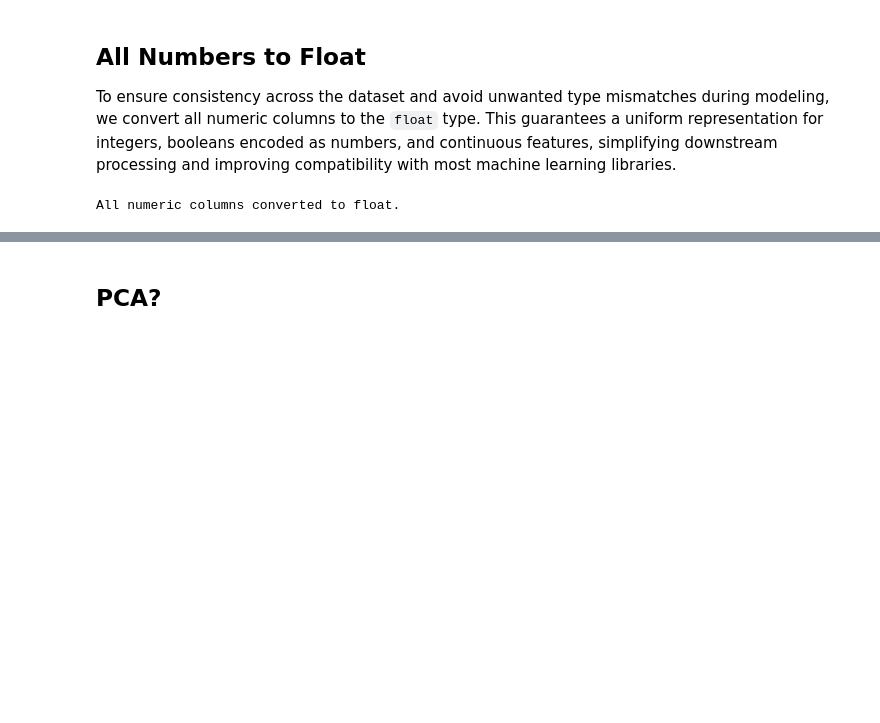
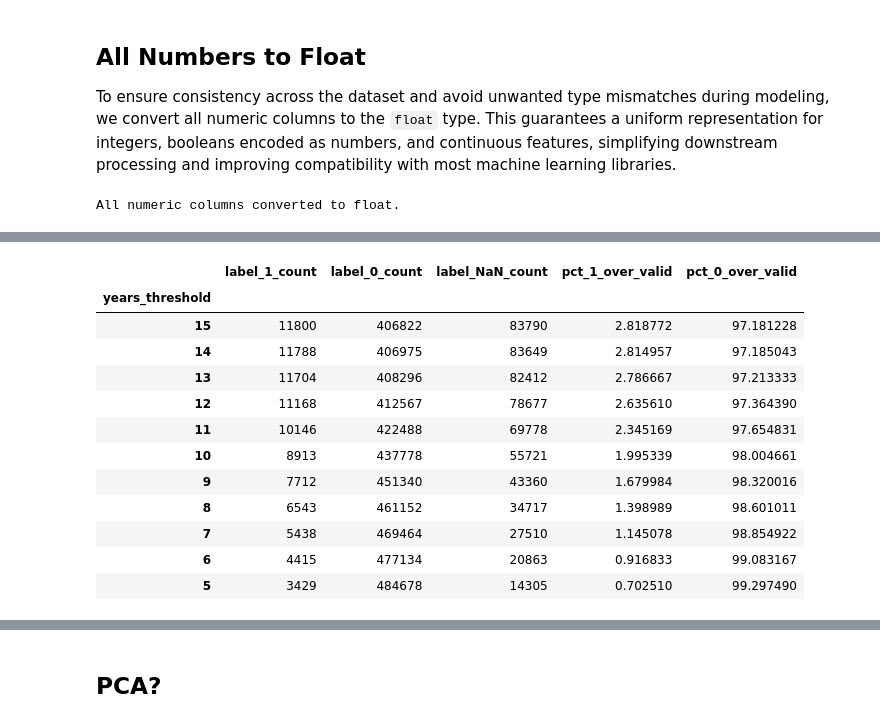
Before and after one commit to Angelido/clinical-data-encoding_vae, a Jupyter notebook: src/UKDataPreparation/cleaningData.ipynb, the cells around one changed output, grey strips where cells are left out. Drawn from its saved outputs; the diff is of its cells as text; code cells hidden in the pictures; blank space fills up the shorter version.

```diff
--- a/src/UKDataPreparation/cleaningData.ipynb
+++ b/src/UKDataPreparation/cleaningData.ipynb
@@ -1407,0 +1617,18 @@ All numeric columns converted to float.
+# %%
+# Compute the three labels
+cvd_15 = create_cause_specific_label(data, "Cardiovascular disease", 15)
+cvd_12 = create_cause_specific_label(data, "Cardiovascular disease", 12)
+cvd_10 = create_cause_specific_label(data, "Cardiovascular disease", 10)
+
+# Concatenate in a single efficient operation
+new_cols = pd.concat([cvd_15.rename("cvd_15"),
+                      cvd_12.rename("cvd_12"),
+                      cvd_10.rename("cvd_10")],
+                     axis=1)
+
+data = pd.concat([data, new_cols], axis=1)
+
+# Optional: defragment memory (recommended by Pandas)
+data = data.copy()
+
+print("CVD labels added without fragmentation warnings.")
@@ -1407,0 +1680,49 @@ All numeric columns converted to float.
+# %%
+# === Explore Cancer-specific labels for thresholds from 15 to 5 years ===
+
+thresholds = list(range(15, 4, -1))  # 15, 14, ..., 5
+summary_cancer = []
+
+for yrs in thresholds:
+    cancer_label = create_cause_specific_label(
+        data=data,
+        cause_name="Cancer",
+        years_threshold=yrs,
+        invert=False,
+        verbose=False,
+    )
+
+    n1 = int((cancer_label == 1.0).sum())
+    n0 = int((cancer_label == 0.0).sum())
+    nNa = int(cancer_label.isna().sum())
+
+    valid_total = n1 + n0  # valori utilizzabili
+
+    pct1 = (n1 / valid_total * 100) if valid_total > 0 else np.nan
+    pct0 = (n0 / valid_total * 100) if valid_total > 0 else np.nan
+
+    summary_cancer.append({
+        "years_threshold": yrs,
+        "label_1_count": n1,
+        "label_0_count": n0,
+        "label_NaN_count": nNa,
+        "pct_1_over_valid": pct1,
+        "pct_0_over_valid": pct0,
+    })
+
+cancer_label_summary = pd.DataFrame(summary_cancer).set_index("years_threshold")
+display(cancer_label_summary)
+# %% [output]
+|  | label_1_count | label_0_count | label_NaN_count | pct_1_over_valid | pct_0_over_valid |
+| years_threshold |  |  |  |  |  |
+| 15 | 11800 | 406822 | 83790 | 2.818772 | 97.181228 |
+| 14 | 11788 | 406975 | 83649 | 2.814957 | 97.185043 |
+| 13 | 11704 | 408296 | 82412 | 2.786667 | 97.213333 |
+| 12 | 11168 | 412567 | 78677 | 2.635610 | 97.364390 |
+| 11 | 10146 | 422488 | 69778 | 2.345169 | 97.654831 |
+| 10 | 8913 | 437778 | 55721 | 1.995339 | 98.004661 |
+| 9 | 7712 | 451340 | 43360 | 1.679984 | 98.320016 |
+| 8 | 6543 | 461152 | 34717 | 1.398989 | 98.601011 |
+| 7 | 5438 | 469464 | 27510 | 1.145078 | 98.854922 |
+| 6 | 4415 | 477134 | 20863 | 0.916833 | 99.083167 |
+| 5 | 3429 | 484678 | 14305 | 0.702510 | 99.297490 |
```
Also changed, not shown: parts of 17 cells of this notebook.
